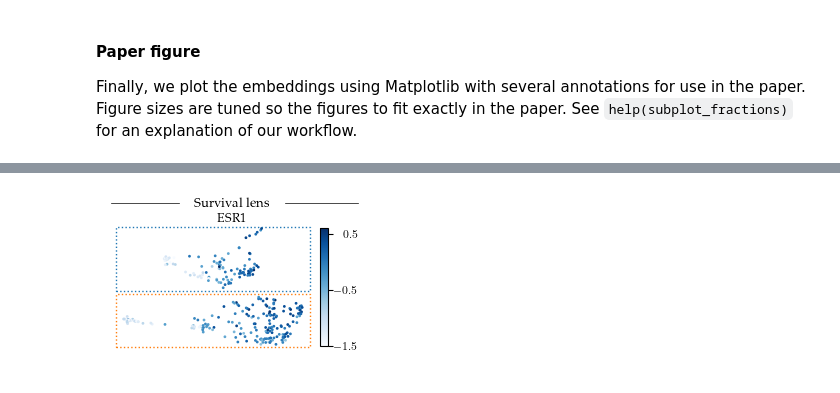
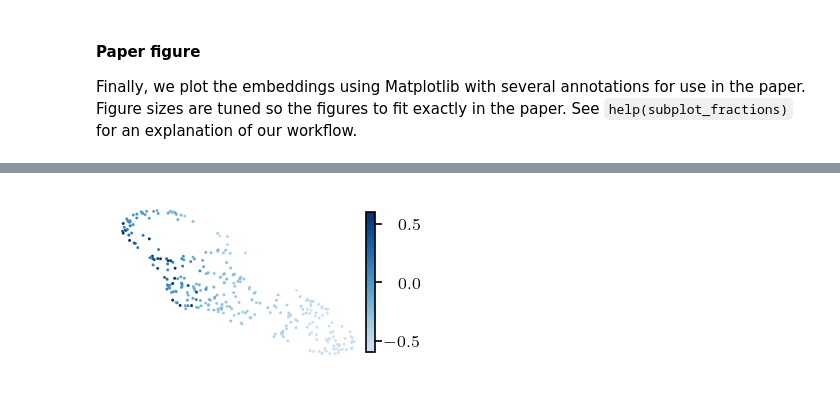
Before and after one commit to vda-lab/lensed_umap, a Jupyter notebook: notebooks/02_Case_NKI.ipynb, the cells around one changed output, grey strips where cells are left out. Cells and saved outputs as stored; diff of their text form; code cells hidden in the pictures.

```diff
--- a/notebooks/02_Case_NKI.ipynb
+++ b/notebooks/02_Case_NKI.ipynb
@@ -360,20 +333,16 @@ import pandas as pd
 from anndata import read_h5ad
 
 import matplotlib.pyplot as plt
-from matplotlib.lines import Line2D
-from matplotlib.patches import Ellipse, Rectangle
+from matplotlib.patches import Ellipse
 
 from lib.plotting import configure_matplotlib, subplot_fractions
 
 configure_matplotlib()
-df = read_h5ad('./data/generated/nki.h5ad')
+df = read_h5ad("./data/generated/nki.h5ad")
+cmap = highpassColors("Blues", 0.2)
 
-print(subplot_fractions(3, 2))
-base_width = 2.13611  # inch as shown in latex
-bar_width = 2.51598  # inch as shown in latex
-top = 0.837
-title_y = 0.83
-title_center = (base_width + bar_width) / 2 - base_width # inch
-title_width = 0.4 * 2.65215 # Same as in air_quality dataset!
-height = base_width * 0.618 / top
+base_frac, bar_frac = subplot_fractions(3, 1, 0.18)
+base_aspect = 0.618
+bar_aspect = base_frac * base_aspect / bar_frac
+print(base_frac, bar_frac)
 # %% [output]
@@ -469,56 +532,35 @@ Survival ESR
 # %%
-fig = plt.figure(figsize=(bar_width, height))
-plt.axis('off')
-plt.subplots_adjust(0, 0, 1, top)
-fig.add_artist(Line2D(
-    [0.05 / bar_width, 0.5 - title_width / 2 / bar_width], [0.95, 0.95],
-    lw=0.5, color='k', transform=fig.transFigure
-))
-fig.add_artist(Line2D(
-    [0.5 + title_width / 2 / bar_width, 1], [0.95, 0.95],
-    lw=0.5, color='k', transform=fig.transFigure
-))
-plt.text(0.5, title_y, 'ESR1', fontsize=9,
-             ha='center', transform=plt.gcf().transFigure)
-plt.suptitle('Survival lens', fontsize=9.5)
+fig = sized_fig(bar_frac, bar_aspect)
+plt.axis("off")
+plt.subplots_adjust(0, 0, 1, 1)
 plt.scatter(
-    df.obs.x_relapsed,
-    df.obs.y_relapsed,
-    1,
-    df.obs.ESR1,
-    cmap="Blues",
-    vmin=-1.5,
+    df.obs.x_CSTA,
+    df.obs.y_CSTA,
+    2,
+    df.obs.CSTA,
+    cmap=cmap,
+    vmin=-0.6,
     vmax=0.6,
+    edgecolors="none",
 )
-cb = plt.colorbar(pad=0, shrink=0.89, aspect=15)
-cb.set_ticks([-1.5, -0.5, 0.5])
+cb = plt.colorbar(pad=0, fraction=0.18, shrink=0.89, aspect=15)
 ticklabs = cb.ax.get_yticklabels()
-cb.ax.set_yticklabels(ticklabs,ha='right')
+cb.ax.set_yticklabels(ticklabs, ha="right")
 cb.ax.tick_params(labelsize=8, pad=18)
-# cb.set_label("ESR1", labelpad=-36, y=0.115, fontsize=9)
-plt.gca().add_patch(
-    Rectangle(
-        (-2.1, 1),
-        4.2,
-        1.2,
-        fill=False,
-        edgecolor="tab:blue",
-        linestyle=":",
-        clip_on=False,
-    )
-)
-plt.gca().add_patch(
-    Rectangle(
-        (-2.1, -0.05),
-        4.2,
-        1,
-        fill=False,
-        edgecolor="tab:orange",
-        linestyle=":",
-        clip_on=False,
-    )
-)
-plt.savefig('figures/nki_survival_esr1.pdf', pad_inches=0)
+# plt.gca().add_patch(
+#     Ellipse(
+#         (0.09, 0.9),
+#         0.2,
+#         0.1,
+#         angle=60,
+#         fill=False,
+#         edgecolor="silver",
+#         linestyle=":",
+#         clip_on=False,
+#         transform=plt.gca().transAxes,
+#     )
+# )
+plt.savefig("figures/nki_csta_csta.pdf", pad_inches=0)
 plt.show()
 # %% [output]
-[figure, old version]
+[figure, new version]
```
Also changed, not shown: parts of 46 cells of this notebook, 27 other files.
